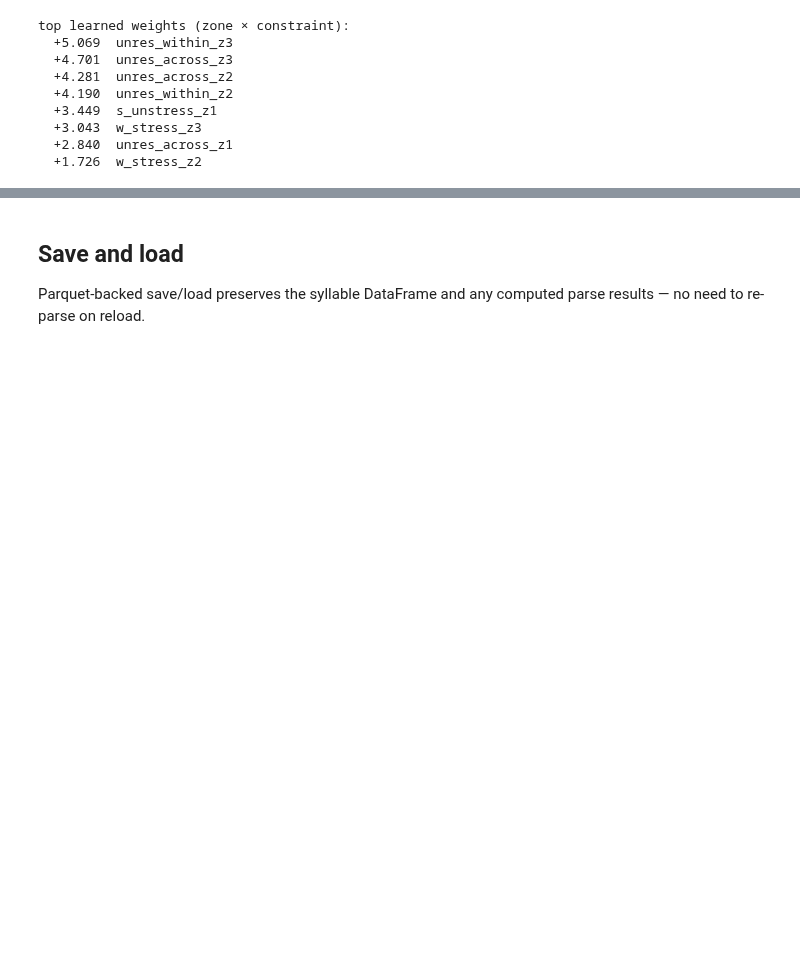
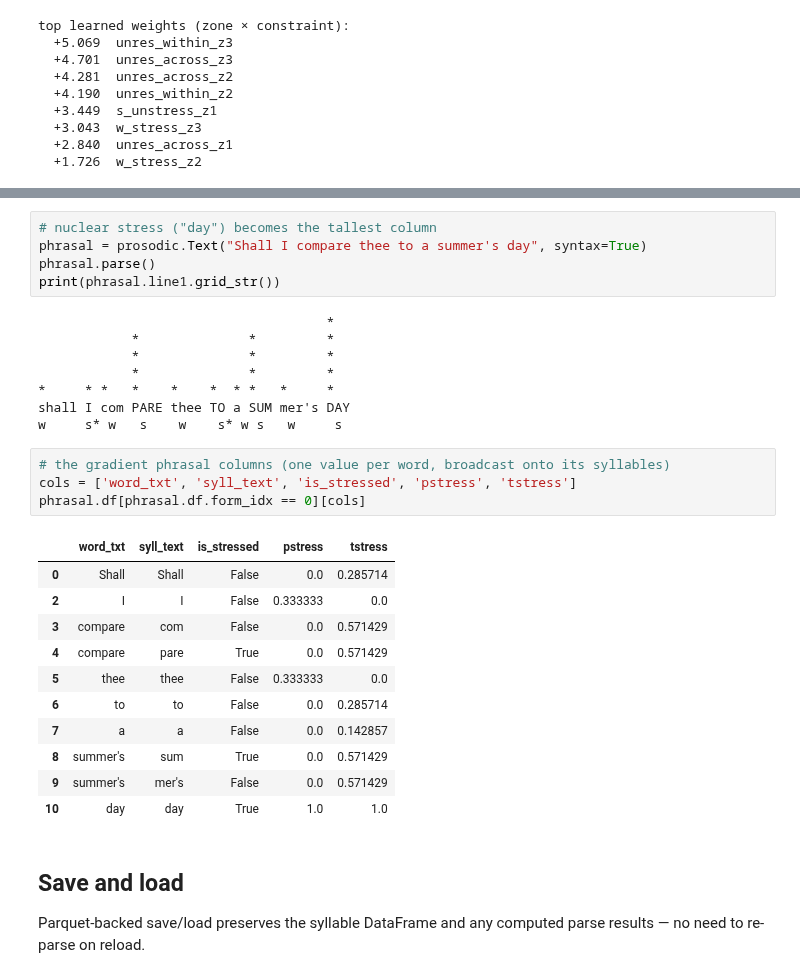
Before and after one commit to quadrismegistus/prosodic, a Jupyter notebook: README.ipynb, the cells around one changed output, grey strips where cells are left out. Cells and saved outputs as stored; diff of their text form; blank space fills up the shorter version.

```diff
--- a/README.ipynb
+++ b/README.ipynb
@@ -439,3 +459,32 @@ t.parse()
+# %%
+# nuclear stress ("day") becomes the tallest column
+phrasal = prosodic.Text("Shall I compare thee to a summer's day", syntax=True)
+phrasal.parse()
+print(phrasal.line1.grid_str())
+# %% [output]
+                                     *
+            *              *         *
+            *              *         *
+            *              *         *
+*     * *   *    *    *  * *   *     *
+shall I com PARE thee TO a SUM mer's DAY
+w     s* w   s    w    s* w s   w     s
+# %%
+# the gradient phrasal columns (one value per word, broadcast onto its syllables)
+cols = ['word_txt', 'syll_text', 'is_stressed', 'pstress', 'tstress']
+phrasal.df[phrasal.df.form_idx == 0][cols]
+# %% [output]
+|  | word_txt | syll_text | is_stressed | pstress | tstress |
+| 0 | Shall | Shall | False | 0.0 | 0.285714 |
+| 2 | I | I | False | 0.333333 | 0.0 |
+| 3 | compare | com | False | 0.0 | 0.571429 |
+| 4 | compare | pare | True | 0.0 | 0.571429 |
+| 5 | thee | thee | False | 0.333333 | 0.0 |
+| 6 | to | to | False | 0.0 | 0.285714 |
+| 7 | a | a | False | 0.0 | 0.142857 |
+| 8 | summer's | sum | True | 0.0 | 0.571429 |
+| 9 | summer's | mer's | False | 0.0 | 0.571429 |
+| 10 | day | day | True | 1.0 | 1.0 |
 # %% [markdown]
 ## Save and load
 
```
Also changed, not shown: parts of 7 cells of this notebook, 2 other files.
